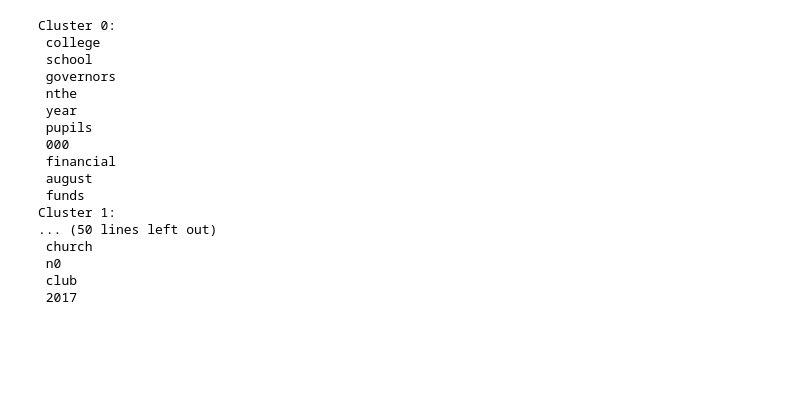
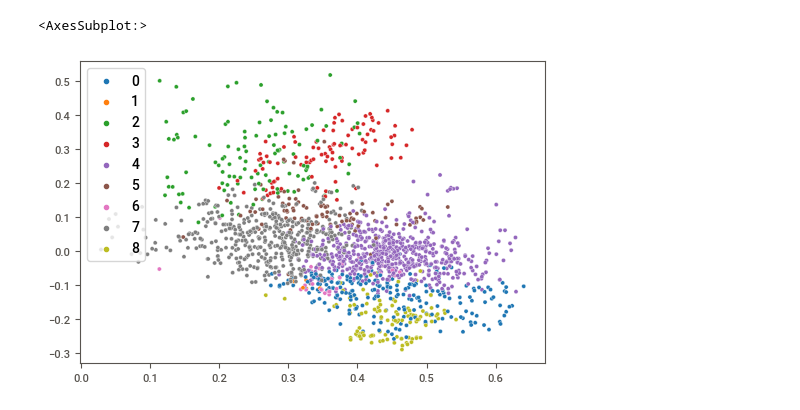
Before and after one commit to yolannos/cluster-documents, a Jupyter notebook: src/analysis.ipynb, the cells around one changed output. Cells and saved outputs as stored; diff of their text form; code cells hidden in the pictures; blank space fills up the shorter version.

```diff
--- a/src/analysis.ipynb
+++ b/src/analysis.ipynb
@@ -33,36 +58,31 @@ from sklearn.feature_extraction.text import TfidfVectorizer
 from sklearn.cluster import KMeans
 import numpy as np
 import pandas as pd
+from sklearn.decomposition import TruncatedSVD
+
+with open('in_documents.pkl', 'rb') as f:
+    in_documents = pickle.load(f)
 
 vectorizer = TfidfVectorizer(stop_words='english')
-X = vectorizer.fit_transform(document)
+trans = vectorizer.fit_transform(in_documents) # input must be a list of string aka whole text in one str
 
-true_k = 6
+svd = TruncatedSVD(100)
+X = svd.fit_transform(trans)
+
+true_k = 9
 model = KMeans(n_clusters=true_k, init='k-means++', max_iter=100, n_init=1)
 model.fit(X)
 
 order_centroids = model.cluster_centers_.argsort()[:, ::-1]
 terms = vectorizer.get_feature_names()
-
-for i in range(true_k):
-    print("Cluster %d:" % i),
-    for ind in order_centroids[i, :10]:
-        print(' %s' % terms[ind])
-# %% [output]
-Cluster 0:
- college
- school
- governors
- nthe
- year
- pupils
- 000
- financial
- august
- funds
-Cluster 1:
-... (50 lines left out)
- church
- n0
- club
- 2017
+# %%
+import seaborn as sns
+
+x = X[:,0]
+y = X[:,1]
+df = pd.DataFrame({'x': x,'y': y, 'model': model.labels_})
+
+sns.scatterplot(x=x, y=y, hue=model.labels_, palette='tab10')
+# %% [output]
+<AxesSubplot:>
+[figure, added]
```
Also changed, not shown: parts of 8 cells of this notebook, 1 other file.
